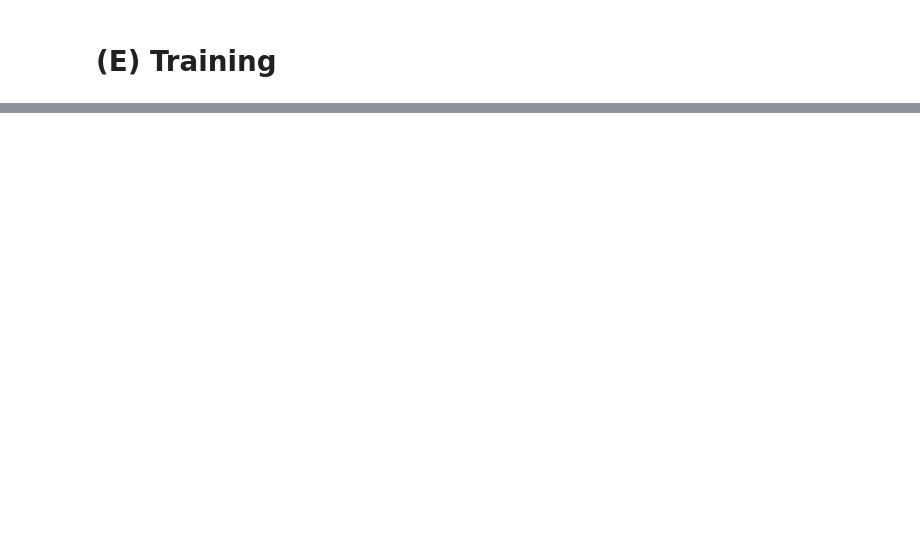
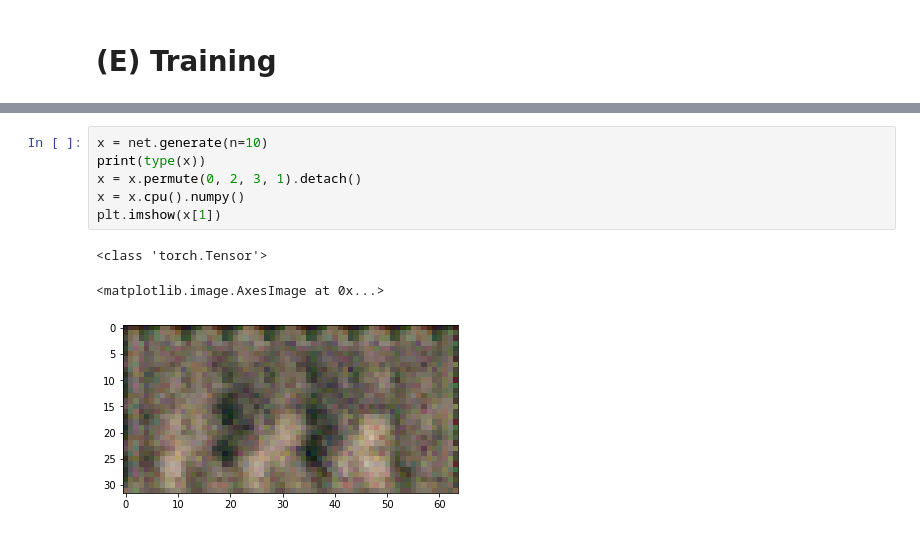
Before and after one commit to jorchard/camouflage, a Jupyter notebook: unit_testing.ipynb, the cells around one changed output, grey strips where cells are left out. Cells and saved outputs as stored; diff of their text form; blank space fills up the shorter version.

```diff
--- a/unit_testing.ipynb
+++ b/unit_testing.ipynb
@@ -306,0 +289,10 @@ camo_dcgan.train(train_steps=ts, batch_size=bs, save_interval=si)
+# %%
+x = net.generate(n=10)
+print(type(x))
+x = x.permute(0, 2, 3, 1).detach()
+x = x.cpu().numpy()
+plt.imshow(x[1])
+# %% [output]
+<class 'torch.Tensor'>
+<matplotlib.image.AxesImage at 0x...>
+[figure, added]
```
Also changed, not shown: parts of 11 cells of this notebook.
